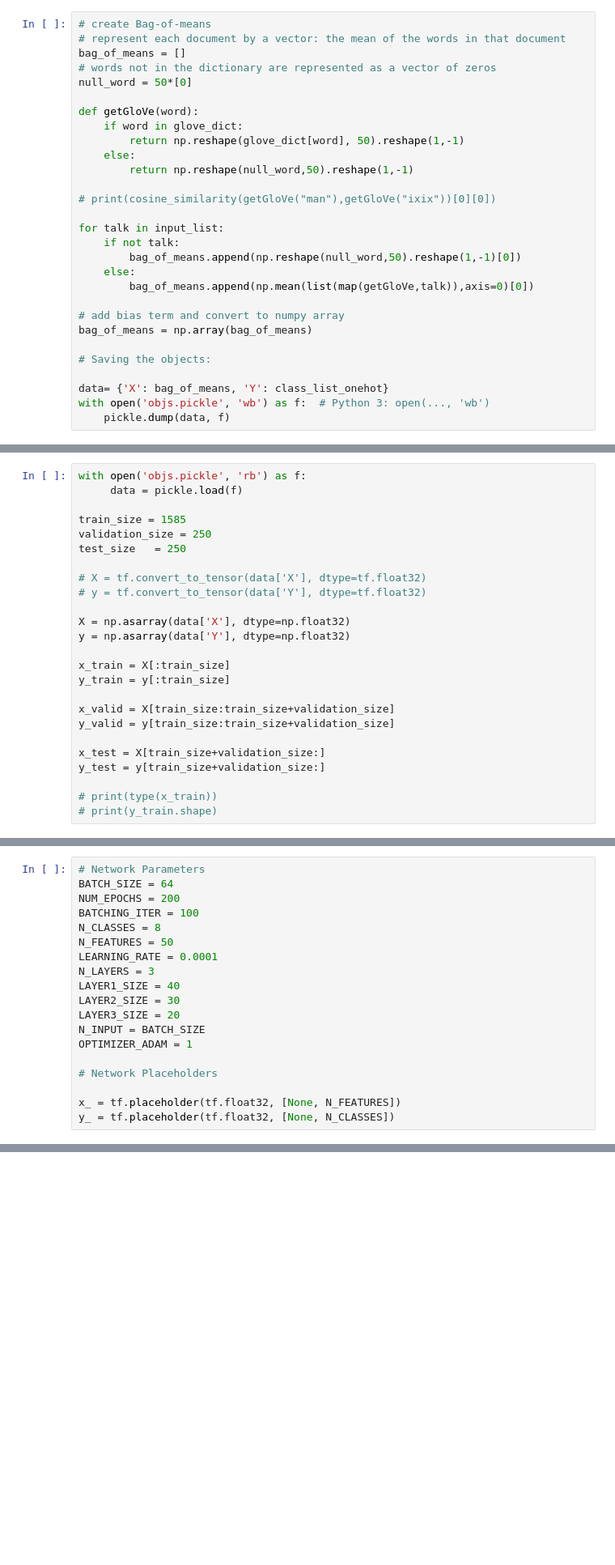
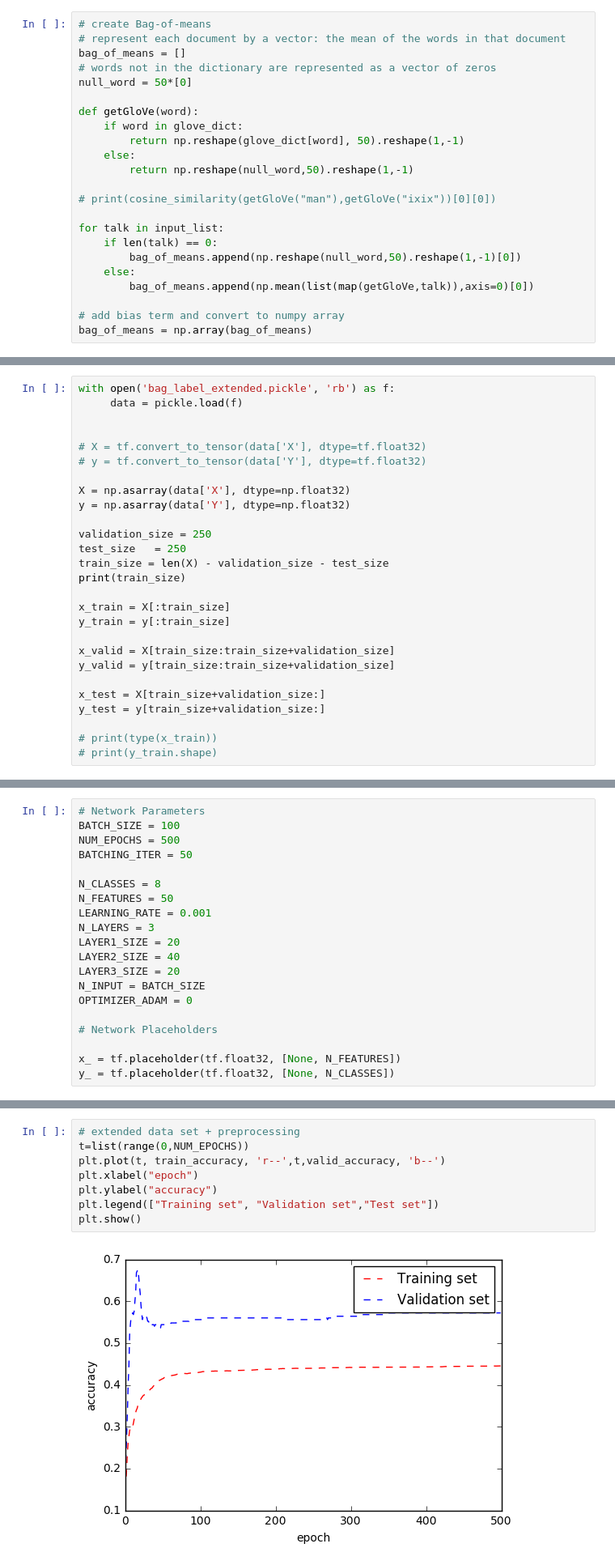
Before and after one commit to asturkmani/DNN_Classify_TED_Category, a Jupyter notebook: Classification of TED Talk Category.ipynb, the cells around one changed output, grey strips where cells are left out. Shown: that part at 81% size. Drawn from its saved outputs; the diff is of its cells as text; blank space fills up the shorter version.

Commit message:
subsampled training data: boost in valid accuracy

```diff
--- a/Classification of TED Talk Category.ipynb
+++ b/Classification of TED Talk Category.ipynb
@@ -138,16 +198,10 @@ def getGloVe(word):
 # print(cosine_similarity(getGloVe("man"),getGloVe("ixix"))[0][0])
 
 for talk in input_list:
-    if not talk:
+    if len(talk) == 0:
         bag_of_means.append(np.reshape(null_word,50).reshape(1,-1)[0])
     else:
         bag_of_means.append(np.mean(list(map(getGloVe,talk)),axis=0)[0])
 
 # add bias term and convert to numpy array
 bag_of_means = np.array(bag_of_means)
-
-# Saving the objects:
-
-data= {'X': bag_of_means, 'Y': class_list_onehot}
-with open('objs.pickle', 'wb') as f:  # Python 3: open(..., 'wb')
-    pickle.dump(data, f)
@@ -158,18 +228,20 @@ NB: Run the above only once (unless you wish to change the embeddings)!
 # %% [markdown]
 ### Part 2.0 Load & partition data
 # %%
-with open('objs.pickle', 'rb') as f:
+with open('bag_label_extended.pickle', 'rb') as f:
      data = pickle.load(f)
 
-train_size = 1585
-validation_size = 250
-test_size   = 250
 
 # X = tf.convert_to_tensor(data['X'], dtype=tf.float32)
 # y = tf.convert_to_tensor(data['Y'], dtype=tf.float32)
 
 X = np.asarray(data['X'], dtype=np.float32)
 y = np.asarray(data['Y'], dtype=np.float32)
+
+validation_size = 250
+test_size   = 250
+train_size = len(X) - validation_size - test_size
+print(train_size)
 
 x_train = X[:train_size]
 y_train = y[:train_size]
@@ -214,18 +288,19 @@ y_test = y[train_size+validation_size:]
 ### Part 2.2: Build NN Structure
 # %%
 # Network Parameters
-BATCH_SIZE = 64
-NUM_EPOCHS = 200
-BATCHING_ITER = 100
+BATCH_SIZE = 100
+NUM_EPOCHS = 500
+BATCHING_ITER = 50
+
 N_CLASSES = 8
 N_FEATURES = 50
-LEARNING_RATE = 0.0001
+LEARNING_RATE = 0.001
 N_LAYERS = 3
-LAYER1_SIZE = 40
-LAYER2_SIZE = 30
+LAYER1_SIZE = 20
+LAYER2_SIZE = 40
 LAYER3_SIZE = 20
 N_INPUT = BATCH_SIZE
-OPTIMIZER_ADAM = 1
+OPTIMIZER_ADAM = 0
 
 # Network Placeholders
 
@@ -345,0 +434,10 @@ def runTest():
+# %%
+# extended data set + preprocessing
+t=list(range(0,NUM_EPOCHS))
+plt.plot(t, train_accuracy, 'r--',t,valid_accuracy, 'b--')
+plt.xlabel("epoch")
+plt.ylabel("accuracy")
+plt.legend(["Training set", "Validation set","Test set"])
+plt.show()
+# %% [output]
+[figure, added]
```
Also changed, not shown: parts of 15 cells of this notebook.
